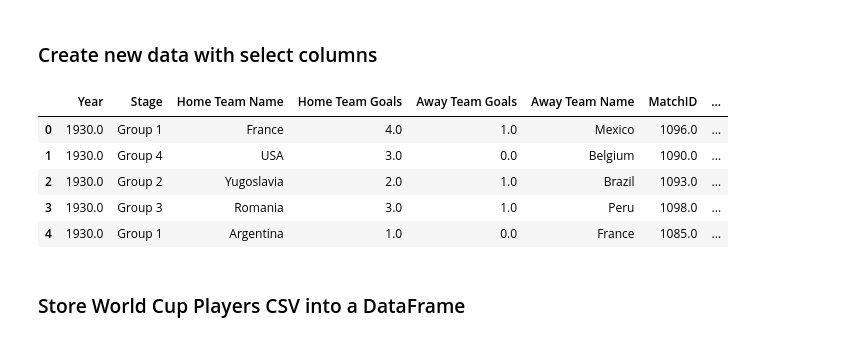
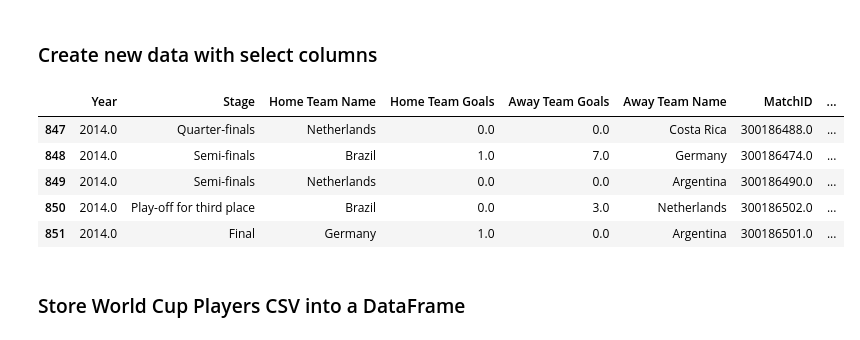
Before and after one commit to siwoolee44/ETLProject_Team15, a Jupyter notebook: etl_project.ipynb, the cells around one changed output. Saved outputs shown, nothing was run; the diff lists cells and outputs as text; code cells hidden in the pictures.

```diff
--- a/etl_project.ipynb
+++ b/etl_project.ipynb
@@ -8,7 +8,7 @@ import mysql.connector
 ### Store World Cup Matches CSV into DataFrame
 # %%
 csv_file = "Resources/WorldCupMatches.csv"
-WorldCupMatches_df = pd.read_csv(csv_file)
+WorldCupMatches_df = pd.read_csv(csv_file, encoding="ISO-8859-1")
 WorldCupMatches_df.tail()
 # %% [output]
 |  | Year | Datetime | Stage | Stadium | City | Home Team Name | Home Team Goals | Away Team Goals | ... |
@@ -22,14 +22,15 @@ WorldCupMatches_df.tail()
 # %%
 matches_df = WorldCupMatches_df[['Year', 'Stage', 'Home Team Name', 'Home Team Goals', 'Away Team Goals',
                                 'Away Team Name', 'MatchID', 'Home Team Initials', 'Away Team Initials', ]].copy()
-matches_df.head()
+matches_df=matches_df.dropna()
+matches_df.tail()
 # %% [output]
 |  | Year | Stage | Home Team Name | Home Team Goals | Away Team Goals | Away Team Name | MatchID | ... |
-| 0 | 1930.0 | Group 1 | France | 4.0 | 1.0 | Mexico | 1096.0 | ... |
-| 1 | 1930.0 | Group 4 | USA | 3.0 | 0.0 | Belgium | 1090.0 | ... |
-| 2 | 1930.0 | Group 2 | Yugoslavia | 2.0 | 1.0 | Brazil | 1093.0 | ... |
-| 3 | 1930.0 | Group 3 | Romania | 3.0 | 1.0 | Peru | 1098.0 | ... |
-| 4 | 1930.0 | Group 1 | Argentina | 1.0 | 0.0 | France | 1085.0 | ... |
+| 847 | 2014.0 | Quarter-finals | Netherlands | 0.0 | 0.0 | Costa Rica | 300186488.0 | ... |
+| 848 | 2014.0 | Semi-finals | Brazil | 1.0 | 7.0 | Germany | 300186474.0 | ... |
+| 849 | 2014.0 | Semi-finals | Netherlands | 0.0 | 0.0 | Argentina | 300186490.0 | ... |
+| 850 | 2014.0 | Play-off for third place | Brazil | 0.0 | 3.0 | Netherlands | 300186502.0 | ... |
+| 851 | 2014.0 | Final | Germany | 1.0 | 0.0 | Argentina | 300186501.0 | ... |
 # %% [markdown]
 ### Store World Cup Players CSV into a DataFrame
 # %%
```
Also changed, not shown: parts of 17 cells of this notebook.
